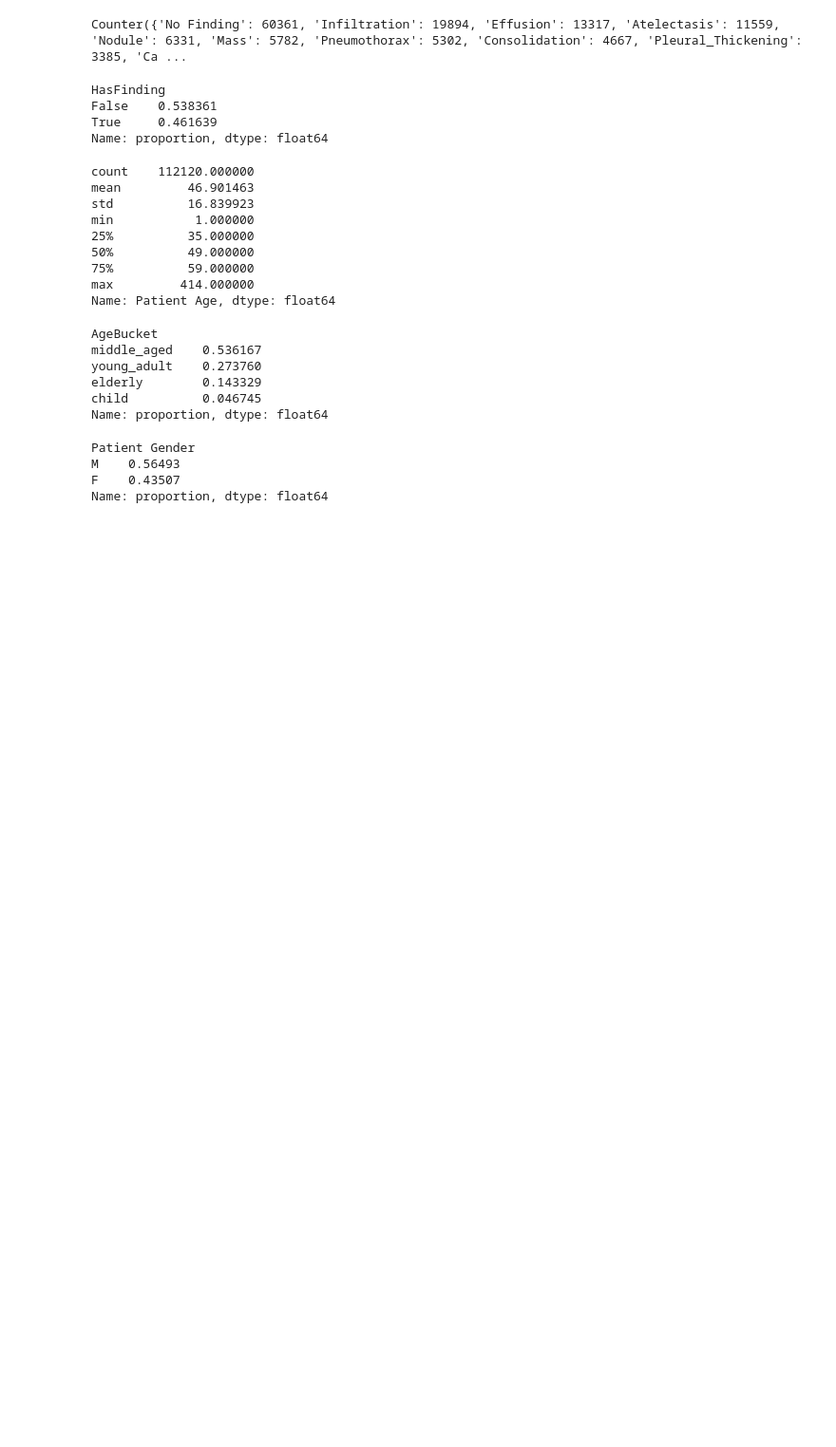
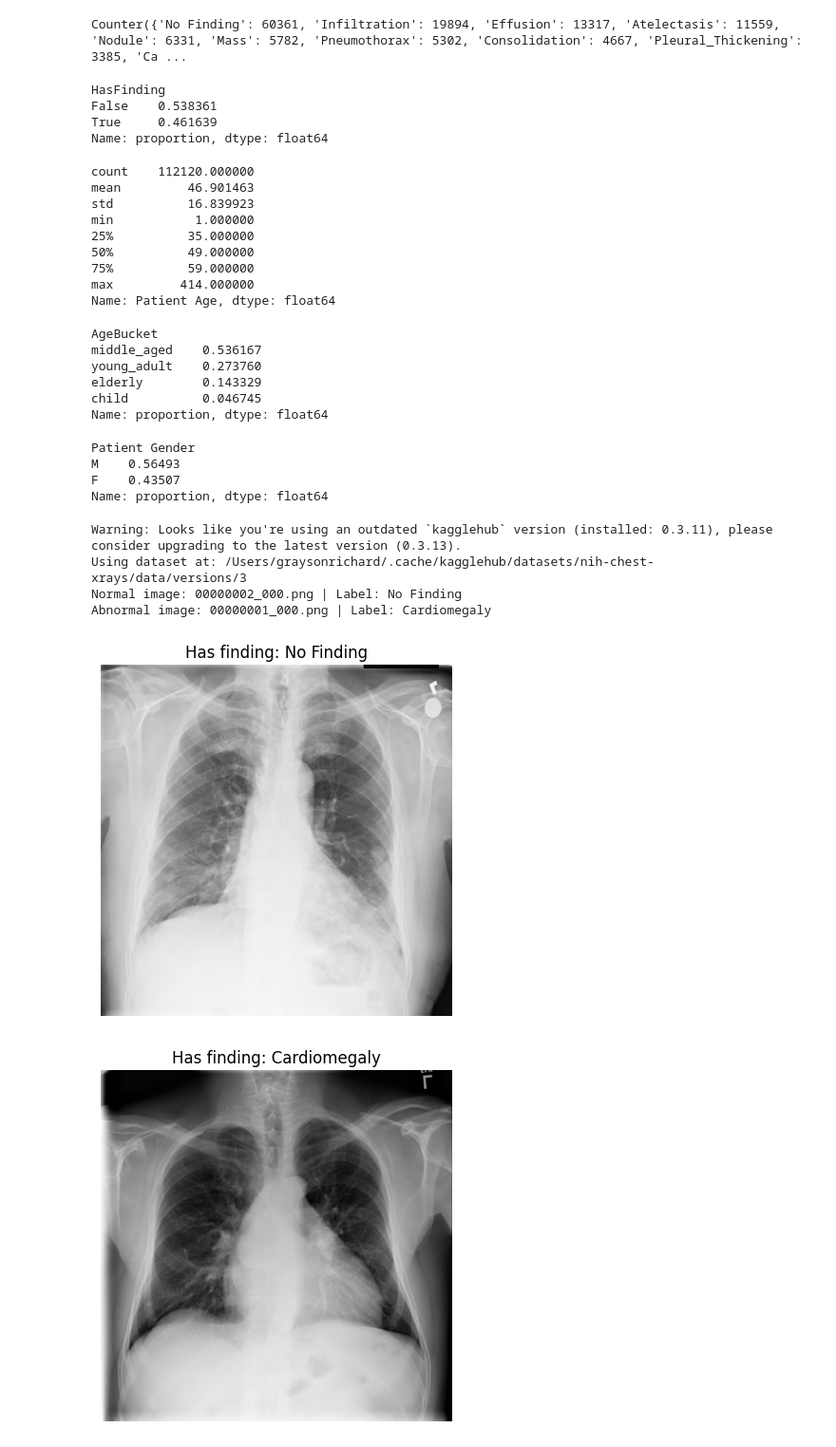
Before and after one commit to ouefsoupe/xray_anomaly_detection, a Jupyter notebook: dataexploration.ipynb, the cells around one changed output. Shown at 95% size. Saved outputs shown, nothing was run; the diff lists cells and outputs as text; code cells hidden in the pictures; blank space fills up the shorter version.

```diff
--- a/dataexploration.ipynb
+++ b/dataexploration.ipynb
@@ -103,3 +104,41 @@ Patient Gender
 M    0.56493
 F    0.43507
 Name: proportion, dtype: float64
+# %%
+dataset_path = kagglehub.dataset_download("nih-chest-xrays/data")
+print("Using dataset at:", dataset_path)
+
+row_normal = df[df["HasFinding"] == False].iloc[0]
+row_abnormal = df[df["HasFinding"] == True].iloc[0]
+
+print("Normal image:", row_normal["Image Index"], "| Label:", row_normal["Finding Labels"])
+print("Abnormal image:", row_abnormal["Image Index"], "| Label:", row_abnormal["Finding Labels"])
+
+def find_image_path(root, filename):
+    for dirpath, _, files in os.walk(root):
+        if filename in files:
+            return os.path.join(dirpath, filename)
+    raise FileNotFoundError(f"{filename} not found under {root}")
+
+def show_image(row, title_prefix):
+    img_idx = row["Image Index"]
+    img_path = find_image_path(dataset_path, img_idx)
+
+    img = Image.open(img_path)
+    plt.imshow(img, cmap="gray")
+    plt.title(f"{'Has finding'}: {row['Finding Labels']}")
+    plt.axis("off")
+    plt.show()
+
+# One without anomaly
+show_image(row_normal, "No Finding")
+
+# One with anomaly
+show_image(row_abnormal, "Has Finding")
+# %% [output]
+Warning: Looks like you're using an outdated `kagglehub` version (installed: 0.3.11), please consider upgrading to the latest version (0.3.13).
+Using dataset at: /Users/graysonrichard/.cache/kagglehub/datasets/nih-chest-xrays/data/versions/3
+Normal image: 00000002_000.png | Label: No Finding
+Abnormal image: 00000001_000.png | Label: Cardiomegaly
+[figure, added]
+[figure, added]
```
Also changed, not shown: parts of 1 cell of this notebook, 2 other files.
